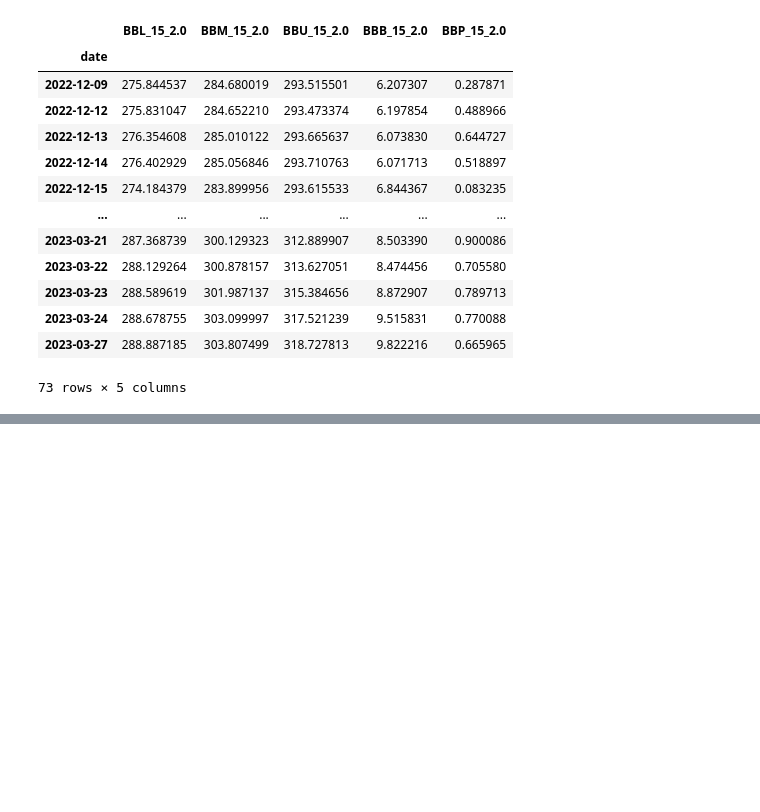
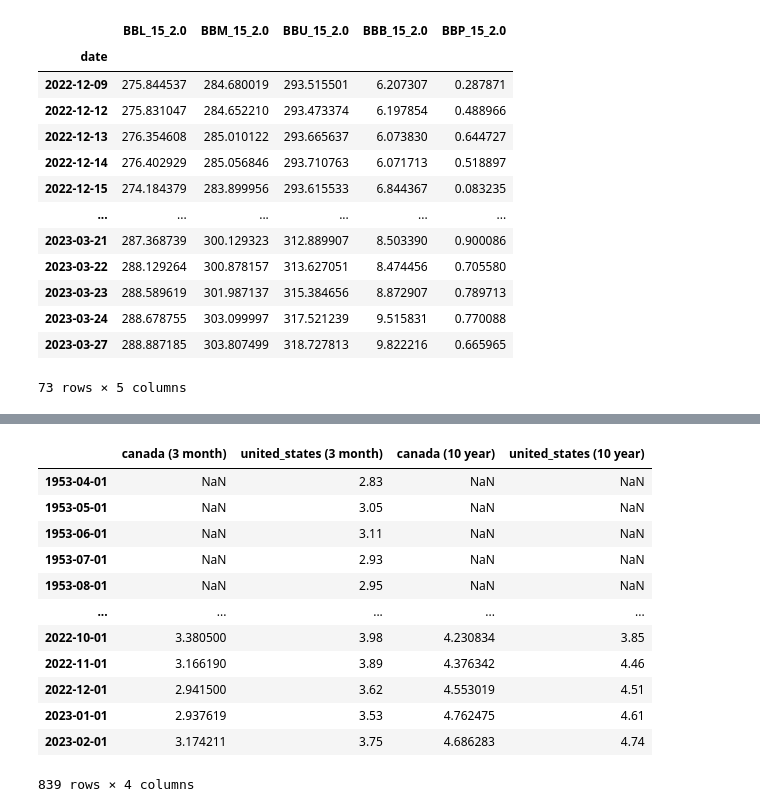
Before and after one commit to mikewenner/Jupyter_Notebooks, a Jupyter notebook: ML/14-algo_trading/02-backtest_TA/tech_indicator.ipynb, the cells around one changed output, grey strips where cells are left out. Cells and saved outputs as stored; diff of their text form; code cells hidden in the pictures; blank space fills up the shorter version.

```diff
--- a/ML/14-algo_trading/02-backtest_TA/tech_indicator.ipynb
+++ b/ML/14-algo_trading/02-backtest_TA/tech_indicator.ipynb
@@ -29,0 +42,16 @@ Loading Daily data for QQQ with starting period 2022-11-18.
+# %%
+openbb.fixedincome.treasury(short_term=['canada', 'united_states'], long_term=['canada', 'united_states'])
+# %% [output]
+|  | canada (3 month) | united_states (3 month) | canada (10 year) | united_states (10 year) |
+| 1953-04-01 | NaN | 2.83 | NaN | NaN |
+| 1953-05-01 | NaN | 3.05 | NaN | NaN |
+| 1953-06-01 | NaN | 3.11 | NaN | NaN |
+| 1953-07-01 | NaN | 2.93 | NaN | NaN |
+| 1953-08-01 | NaN | 2.95 | NaN | NaN |
+| ... | ... | ... | ... | ... |
+| 2022-10-01 | 3.380500 | 3.98 | 4.230834 | 3.85 |
+| 2022-11-01 | 3.166190 | 3.89 | 4.376342 | 4.46 |
+| 2022-12-01 | 2.941500 | 3.62 | 4.553019 | 4.51 |
+| 2023-01-01 | 2.937619 | 3.53 | 4.762475 | 4.61 |
+| 2023-02-01 | 3.174211 | 3.75 | 4.686283 | 4.74 |
+839 rows × 4 columns
```
Also changed, not shown: parts of 2 cells of this notebook.
